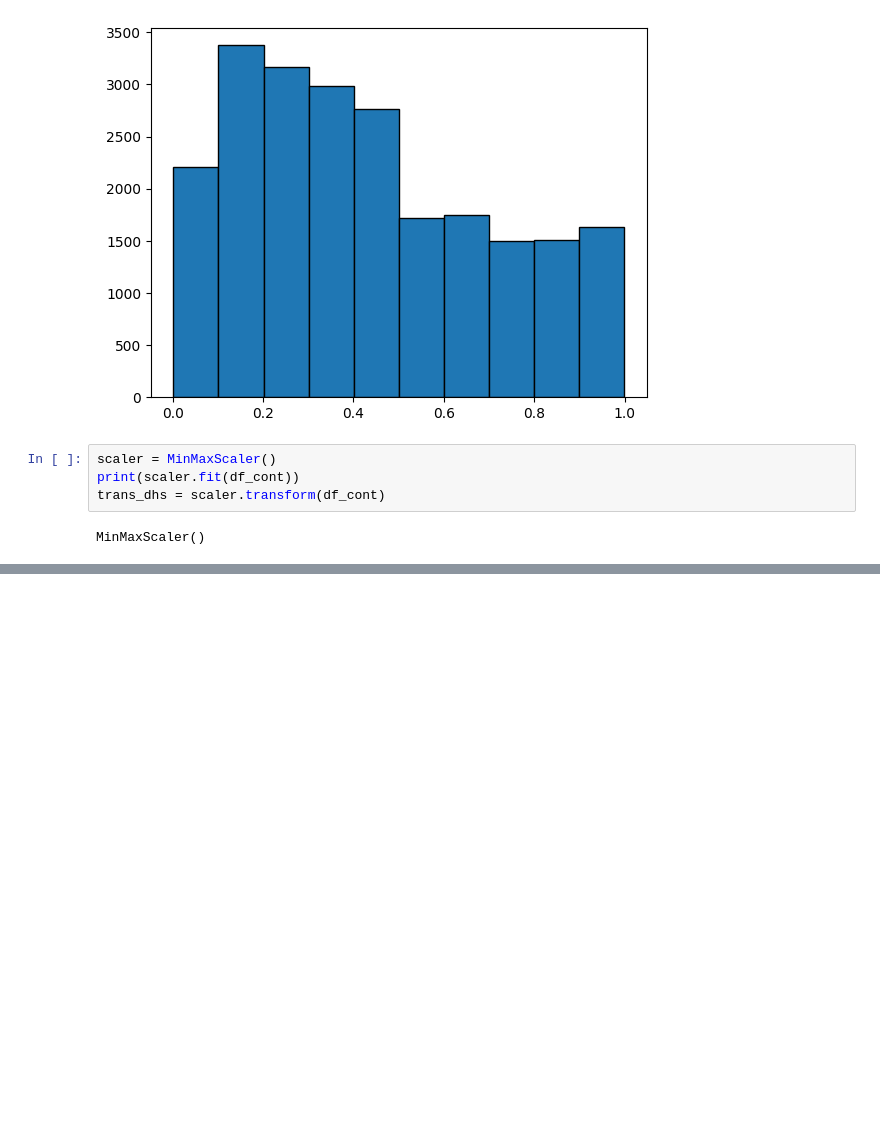
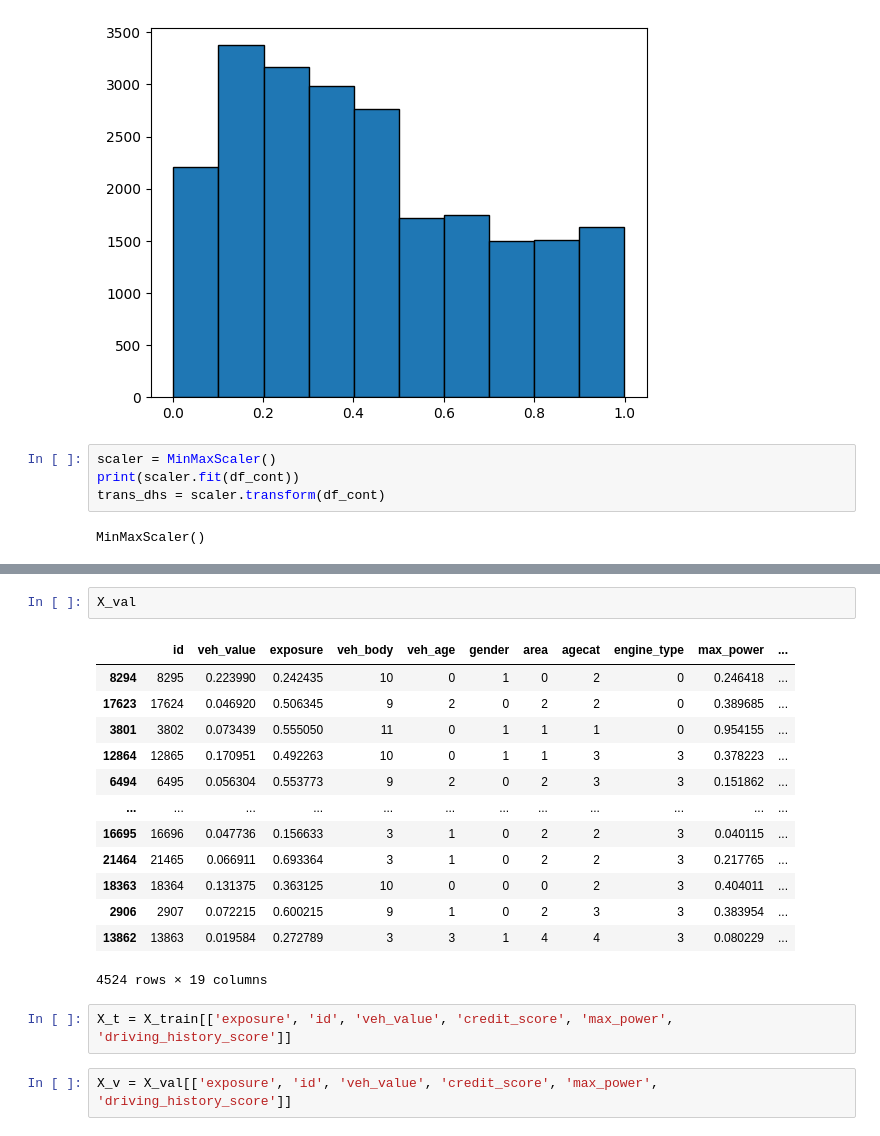
Before and after one commit to ftasnimahmed/2023-Travelers-Analytics-Case-Competition, a Jupyter notebook: Comp_project.ipynb, the cells around one changed output, grey strips where cells are left out. Cells and saved outputs as stored; diff of their text form; blank space fills up the shorter version.

```diff
--- a/Comp_project.ipynb
+++ b/Comp_project.ipynb
@@ -169,0 +218,20 @@ df_train
+# %%
+X_val
+# %% [output]
+|  | id | veh_value | exposure | veh_body | veh_age | gender | area | agecat | engine_type | max_power | ... |
+| 8294 | 8295 | 0.223990 | 0.242435 | 10 | 0 | 1 | 0 | 2 | 0 | 0.246418 | ... |
+| 17623 | 17624 | 0.046920 | 0.506345 | 9 | 2 | 0 | 2 | 2 | 0 | 0.389685 | ... |
+| 3801 | 3802 | 0.073439 | 0.555050 | 11 | 0 | 1 | 1 | 1 | 0 | 0.954155 | ... |
+| 12864 | 12865 | 0.170951 | 0.492263 | 10 | 0 | 1 | 1 | 3 | 3 | 0.378223 | ... |
+| 6494 | 6495 | 0.056304 | 0.553773 | 9 | 2 | 0 | 2 | 3 | 3 | 0.151862 | ... |
+| ... | ... | ... | ... | ... | ... | ... | ... | ... | ... | ... | ... |
+| 16695 | 16696 | 0.047736 | 0.156633 | 3 | 1 | 0 | 2 | 2 | 3 | 0.040115 | ... |
+| 21464 | 21465 | 0.066911 | 0.693364 | 3 | 1 | 0 | 2 | 2 | 3 | 0.217765 | ... |
+| 18363 | 18364 | 0.131375 | 0.363125 | 10 | 0 | 0 | 0 | 2 | 3 | 0.404011 | ... |
+| 2906 | 2907 | 0.072215 | 0.600215 | 9 | 1 | 0 | 2 | 3 | 3 | 0.383954 | ... |
+| 13862 | 13863 | 0.019584 | 0.272789 | 3 | 3 | 1 | 4 | 4 | 3 | 0.080229 | ... |
+4524 rows × 19 columns
+# %%
+X_t = X_train[['exposure', 'id', 'veh_value', 'credit_score', 'max_power', 'driving_history_score']]
+# %%
+X_v = X_val[['exposure', 'id', 'veh_value', 'credit_score', 'max_power', 'driving_history_score']]
```
Also changed, not shown: parts of 62 cells of this notebook.
